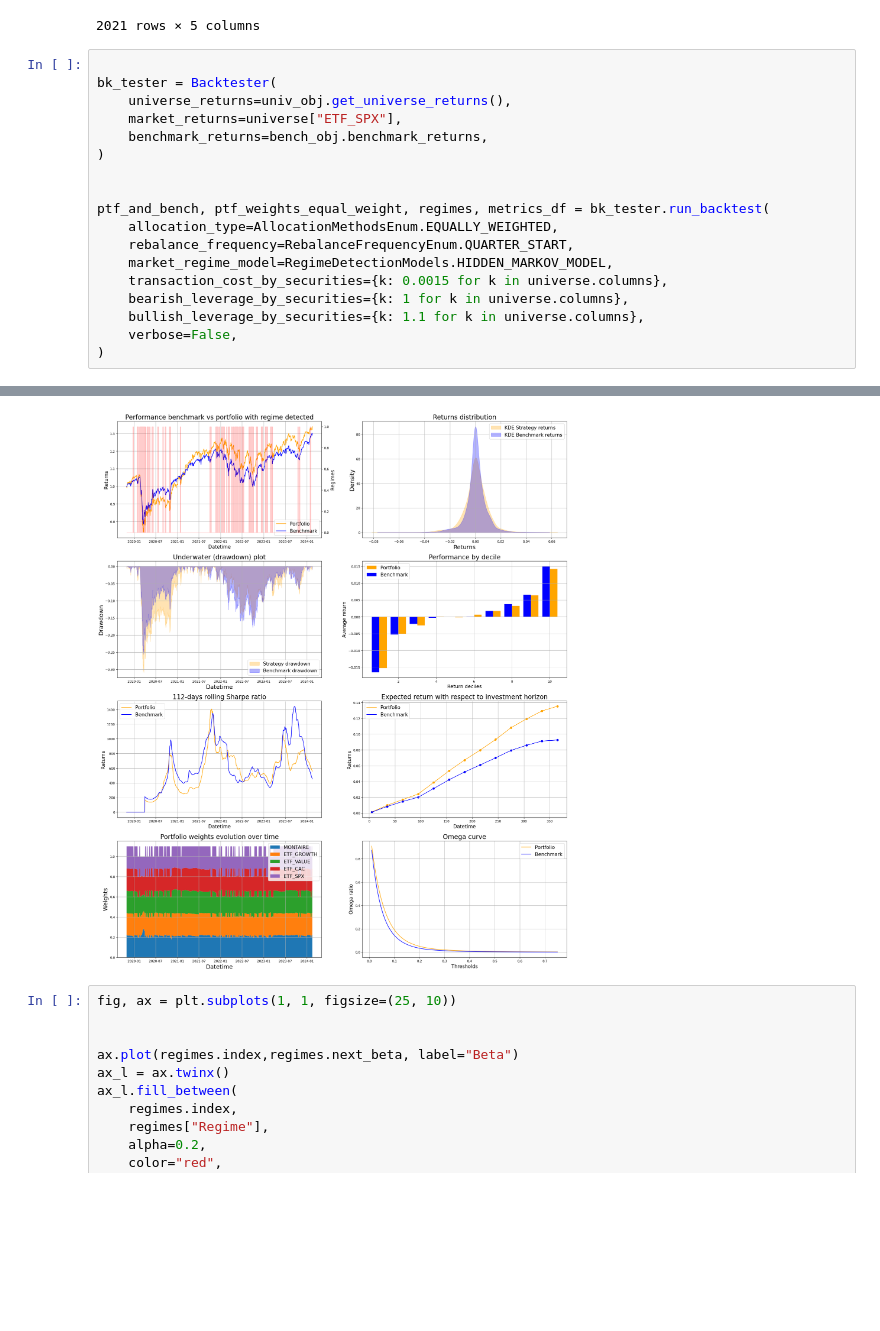
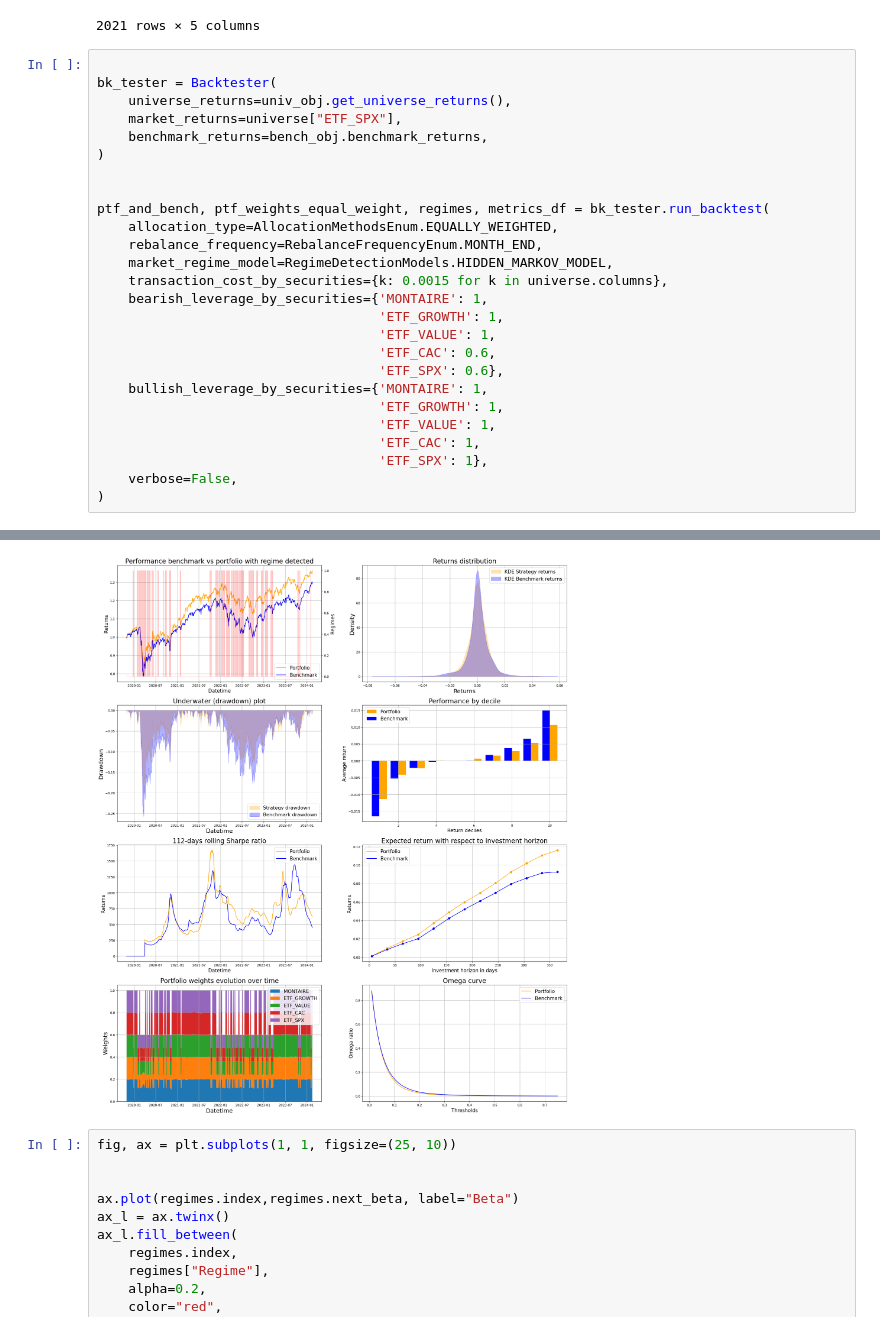
Before and after one commit to BaptisteZloch/Cross-Asset-Investment-Solutions, a Jupyter notebook: src/backtest_portoflio.ipynb, the cells around one changed output, grey strips where cells are left out. Saved outputs shown, nothing was run; the diff lists cells and outputs as text; blank space fills up the shorter version.

```diff
--- a/src/backtest_portoflio.ipynb
+++ b/src/backtest_portoflio.ipynb
@@ -72,11 +72,19 @@ bk_tester = Backtester(
 
 ptf_and_bench, ptf_weights_equal_weight, regimes, metrics_df = bk_tester.run_backtest(
     allocation_type=AllocationMethodsEnum.EQUALLY_WEIGHTED,
-    rebalance_frequency=RebalanceFrequencyEnum.QUARTER_START,
+    rebalance_frequency=RebalanceFrequencyEnum.MONTH_END,
     market_regime_model=RegimeDetectionModels.HIDDEN_MARKOV_MODEL,
     transaction_cost_by_securities={k: 0.0015 for k in universe.columns},
-    bearish_leverage_by_securities={k: 1 for k in universe.columns},
-    bullish_leverage_by_securities={k: 1.1 for k in universe.columns},
+    bearish_leverage_by_securities={'MONTAIRE': 1,
+                                    'ETF_GROWTH': 1,
+                                    'ETF_VALUE': 1,
+                                    'ETF_CAC': 0.6,
+                                    'ETF_SPX': 0.6},
+    bullish_leverage_by_securities={'MONTAIRE': 1,
+                                    'ETF_GROWTH': 1,
+                                    'ETF_VALUE': 1,
+                                    'ETF_CAC': 1,
+                                    'ETF_SPX': 1},
     verbose=False,
 )
 # %% [output]
@@ -100,4 +108,4 @@ Information ratio annualized: 0.11
-[figure, old version]
+[figure, new version]
 # %%
 fig, ax = plt.subplots(1, 1, figsize=(25, 10))
 
```
Also changed, not shown: parts of 1 cell of this notebook, 4 other files.
